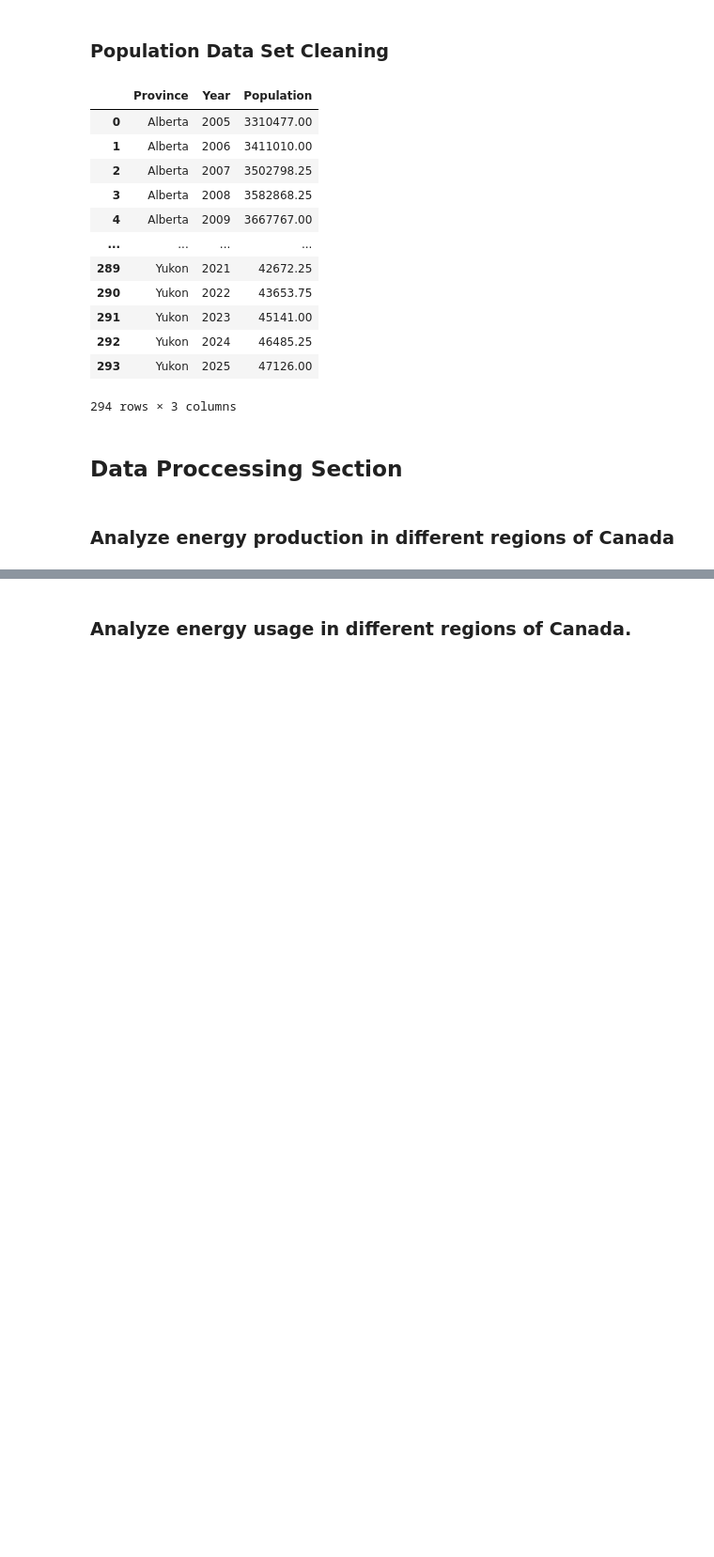
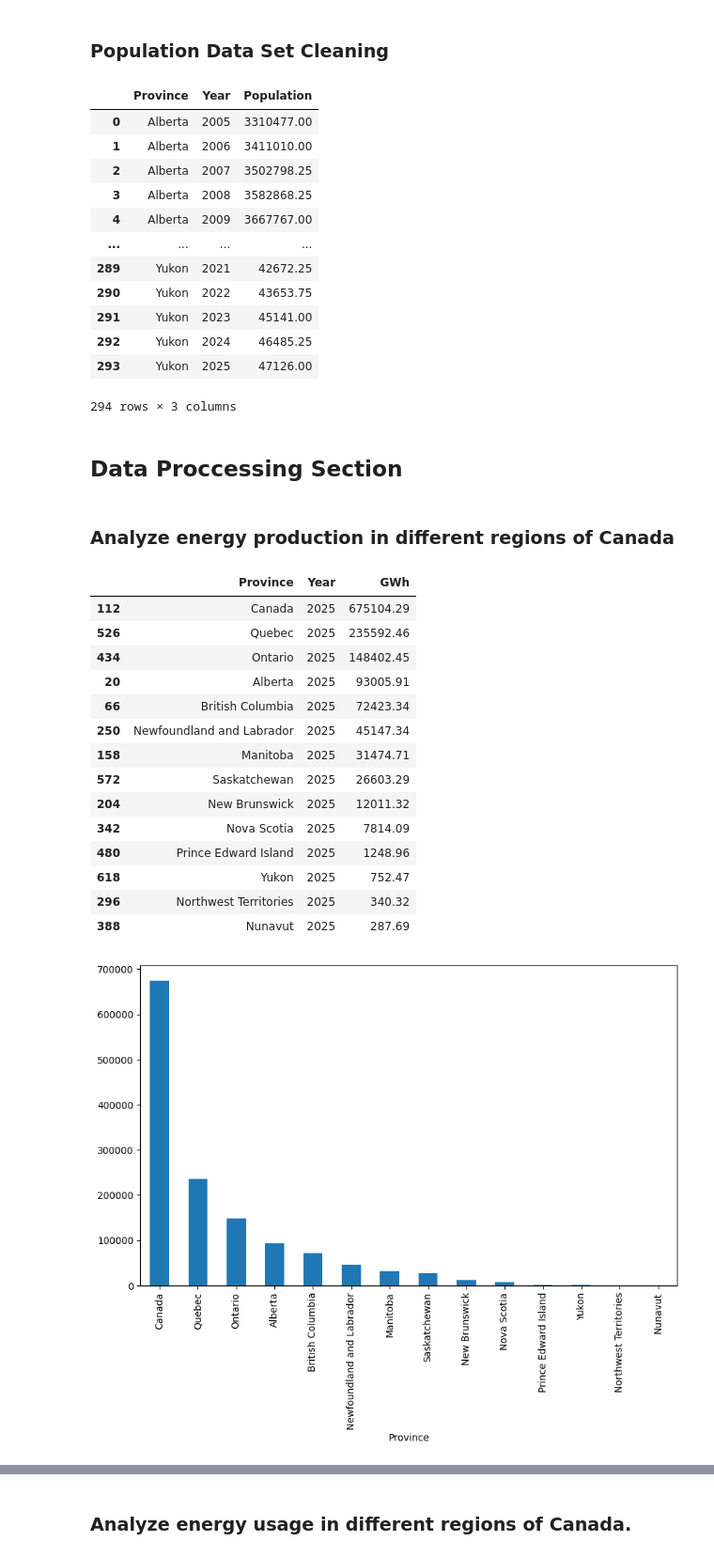
Before and after one commit to wross9959/Canada_Energy_Project, a Jupyter notebook: notebooks/energy_analysis.ipynb, the cells around one changed output, grey strips where cells are left out. Shown at 94% size. Cells and saved outputs as stored; diff of their text form; code cells hidden in the pictures; blank space fills up the shorter version.

```diff
--- a/notebooks/energy_analysis.ipynb
+++ b/notebooks/energy_analysis.ipynb
@@ -304,7 +464,6 @@ population_yearly_df
 # Legend
 # - GWh = Gigawatt hour
 # - MW = Megawatt
-
 
 # TODO - Whats needed to be done
 
@@ -344,45 +503,59 @@ def get_generation_mix(df):
 
 generation_mix = get_generation_mix(gen_clean)
 
-
 # Potential stuff to show data
 
-display_barChar_GHw_per_Prov = False
-display_Stacked_barChar_GHw_per_Prov = False
-display_lineChar_GHw_per_Capita = False
+display_barChar_GHw_per_Prov = True
+display_Stacked_barChar_GHw_per_Prov = True
+display_lineChar_GHw_per_Capita = True
 year_wanted = 2025
-
 
 # - Bar chart of GWh produced per province
 
 if display_barChar_GHw_per_Prov:
     gwh_year = total_gwh_per_province[total_gwh_per_province["Year"] == year_wanted]
     gwh_year = gwh_year.sort_values("GWh", ascending=False)
     gwh_year.plot.bar(x="Province", y="GWh", figsize=(10, 6), legend=False)
     display(gwh_year)
-
 
 # - Stacked bar chart of energy types
 
 if display_Stacked_barChar_GHw_per_Prov:
     mix_year = generation_mix[generation_mix["Year"] == year_wanted]
     mix_pivot = mix_year.pivot(index="Province", columns="Energy_Type", values="GWh")
     mix_pivot.plot(kind="bar", stacked=True, figsize=(10, 6), title=f"Generation Mix by Province - {year_wanted}")
     plt.legend(bbox_to_anchor=(1.05, 1), loc="upper left")
 
 
 # - Line chart of GWh per capita over time
 
 if display_lineChar_GHw_per_Capita:
 
     per_capita_line = get_per_capita_GWh(total_gwh_per_province, population_yearly_df)
     pivot = per_capita_line.pivot(index="Year", columns="Province", values="GWh_per_Capita")
 
     pivot.plot(kind="line", grid=True, figsize=(10, 6),  title="GWh per Capita Over Time")
     plt.legend(bbox_to_anchor=(1.05, 1), loc="upper left")
 
     plt.xlabel("Year")
     plt.ylabel("GWh per Capita")
 
     plt.tight_layout()
     plt.show()
+# %% [output]
+|  | Province | Year | GWh |
+| 112 | Canada | 2025 | 675104.29 |
+| 526 | Quebec | 2025 | 235592.46 |
+| 434 | Ontario | 2025 | 148402.45 |
+| 20 | Alberta | 2025 | 93005.91 |
+| 66 | British Columbia | 2025 | 72423.34 |
+| 250 | Newfoundland and Labrador | 2025 | 45147.34 |
+| 158 | Manitoba | 2025 | 31474.71 |
+| 572 | Saskatchewan | 2025 | 26603.29 |
+| 204 | New Brunswick | 2025 | 12011.32 |
+| 342 | Nova Scotia | 2025 | 7814.09 |
+| 480 | Prince Edward Island | 2025 | 1248.96 |
+| 618 | Yukon | 2025 | 752.47 |
+| 296 | Northwest Territories | 2025 | 340.32 |
+| 388 | Nunavut | 2025 | 287.69 |
+[figure, added]
```
Also changed, not shown: parts of 14 cells of this notebook, 2 other files.
